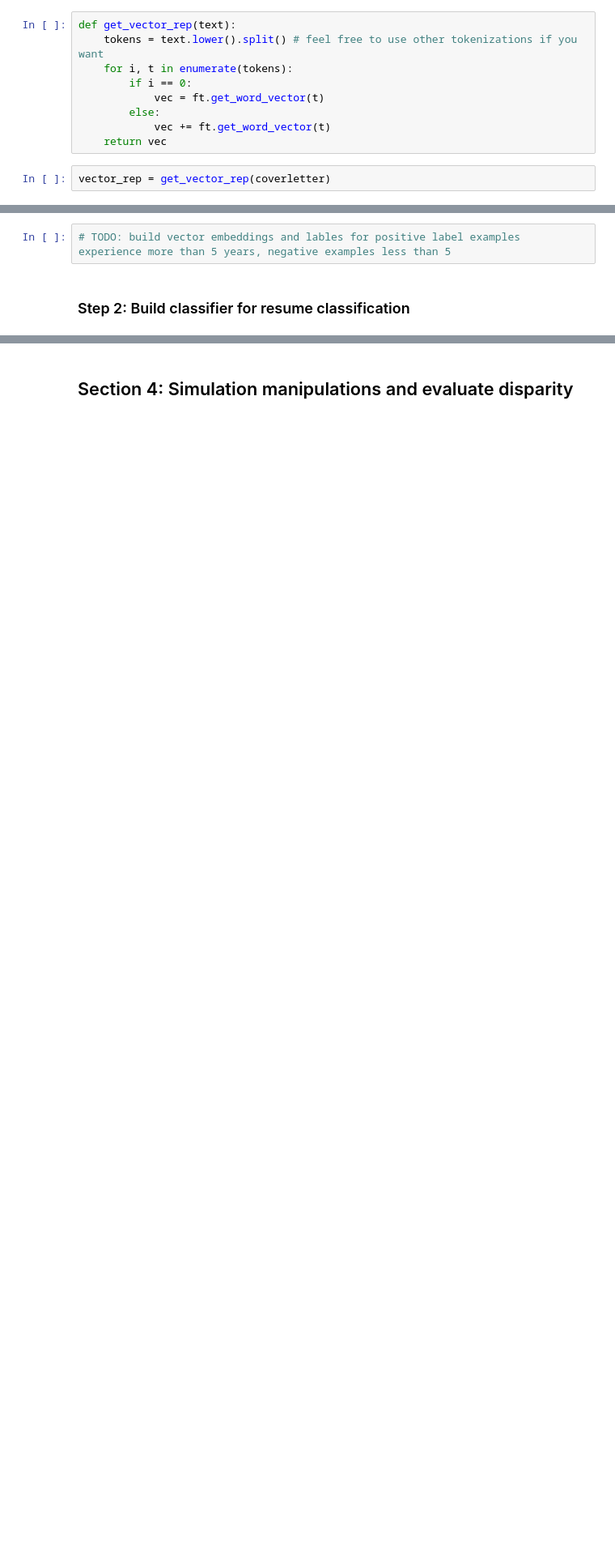
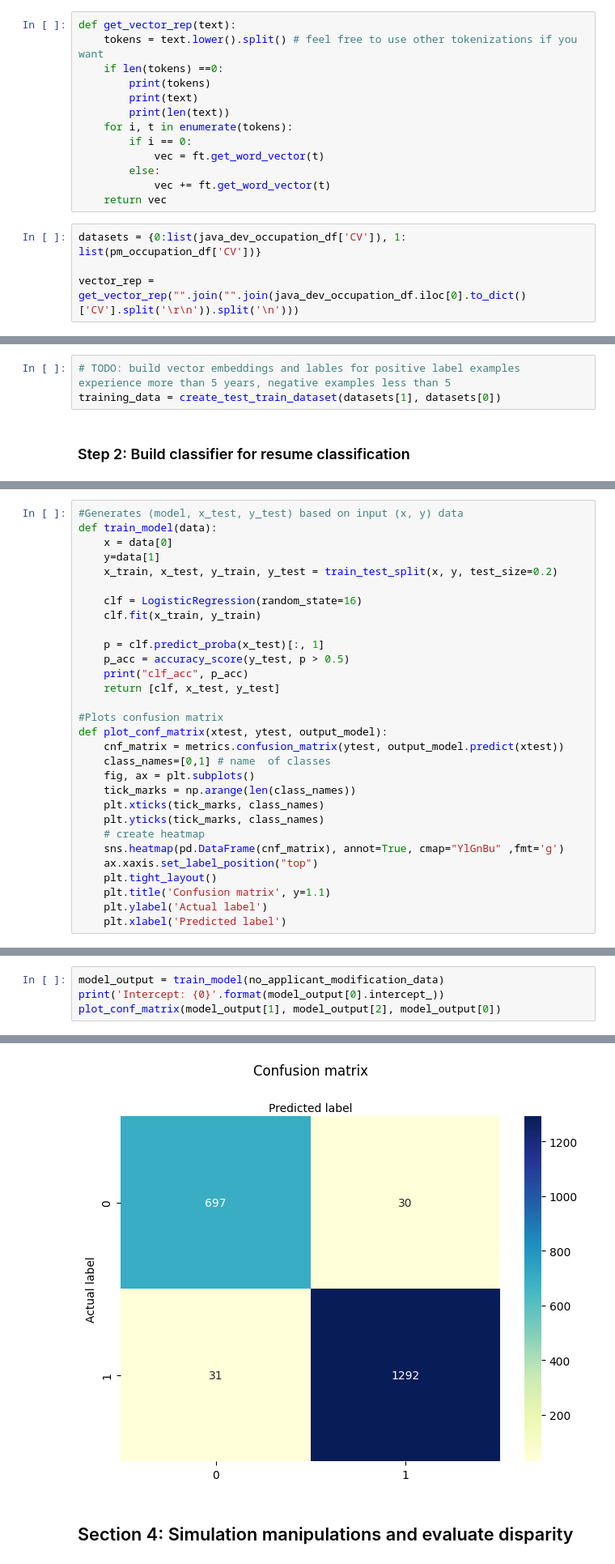
Before and after one commit to heyyjudes/llm-hiring-ecosystem, a Jupyter notebook: resume-experiments.ipynb, the cells around one changed output, grey strips where cells are left out. Shown at 81% size. Drawn from its saved outputs; the diff is of its cells as text; blank space fills up the shorter version.

```diff
--- a/resume-experiments.ipynb
+++ b/resume-experiments.ipynb
@@ -181,6 +189,10 @@ ft = fasttext.load_model('../common/fasttext/cc.en.300.bin') # replace with your
 # %%
 def get_vector_rep(text):
     tokens = text.lower().split() # feel free to use other tokenizations if you want
+    if len(tokens) ==0:
+        print(tokens)
+        print(text)
+        print(len(text))
     for i, t in enumerate(tokens):
         if i == 0:
             vec = ft.get_word_vector(t)
@@ -188,4 +200,6 @@ def get_vector_rep(text):
             vec += ft.get_word_vector(t)
     return vec
 # %%
-vector_rep = get_vector_rep(coverletter)
+datasets = {0:list(java_dev_occupation_df['CV']), 1: list(pm_occupation_df['CV'])}
+
+vector_rep = get_vector_rep("".join("".join(java_dev_occupation_df.iloc[0].to_dict()['CV'].split('\r\n')).split('\n')))
@@ -192,4 +217,5 @@ vector_rep = get_vector_rep(coverletter)
 # %%
 # TODO: build vector embeddings and lables for positive label examples experience more than 5 years, negative examples less than 5
+training_data = create_test_train_dataset(datasets[1], datasets[0])
 # %% [markdown]
 ### Step 2: Build classifier for resume classification
@@ -213,0 +224,30 @@ SyntaxError: invalid syntax (995344463.py, line 1)
+# %%
+#Generates (model, x_test, y_test) based on input (x, y) data
+def train_model(data):
+    x = data[0]
+    y=data[1]
+    x_train, x_test, y_train, y_test = train_test_split(x, y, test_size=0.2)
+
+    clf = LogisticRegression(random_state=16)
+    clf.fit(x_train, y_train)
+
+    p = clf.predict_proba(x_test)[:, 1]
+    p_acc = accuracy_score(y_test, p > 0.5)
+    print("clf_acc", p_acc)
+    return [clf, x_test, y_test]
+
+#Plots confusion matrix
+def plot_conf_matrix(xtest, ytest, output_model):
+    cnf_matrix = metrics.confusion_matrix(ytest, output_model.predict(xtest))
+    class_names=[0,1] # name  of classes
+    fig, ax = plt.subplots()
+    tick_marks = np.arange(len(class_names))
+    plt.xticks(tick_marks, class_names)
+    plt.yticks(tick_marks, class_names)
+    # create heatmap
+    sns.heatmap(pd.DataFrame(cnf_matrix), annot=True, cmap="YlGnBu" ,fmt='g')
+    ax.xaxis.set_label_position("top")
+    plt.tight_layout()
+    plt.title('Confusion matrix', y=1.1)
+    plt.ylabel('Actual label')
+    plt.xlabel('Predicted label')
@@ -213,0 +281,5 @@ SyntaxError: invalid syntax (995344463.py, line 1)
+# %%
+model_output = train_model(no_applicant_modification_data)
+print('Intercept: {0}'.format(model_output[0].intercept_))
+plot_conf_matrix(model_output[1], model_output[2], model_output[0])
+# %% [output]
@@ -214,3 +295,4 @@ SyntaxError: invalid syntax (995344463.py, line 1)
+[figure, added]
 # %% [markdown]
 ## Section 4: Simulation manipulations and evaluate disparity
 # %%
```
Also changed, not shown: parts of 23 cells of this notebook, 2 other files.
